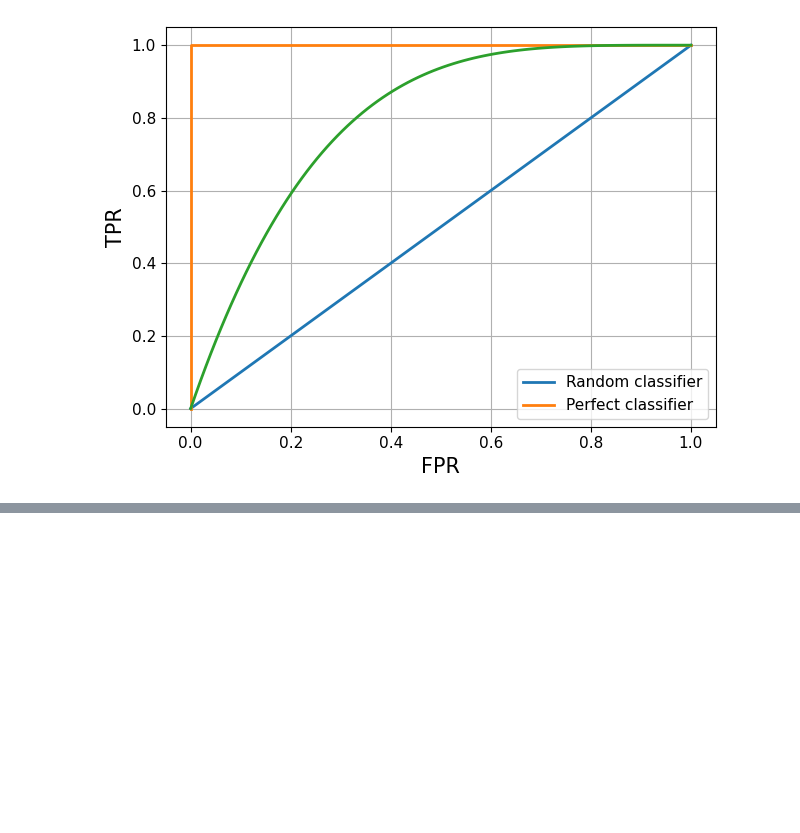
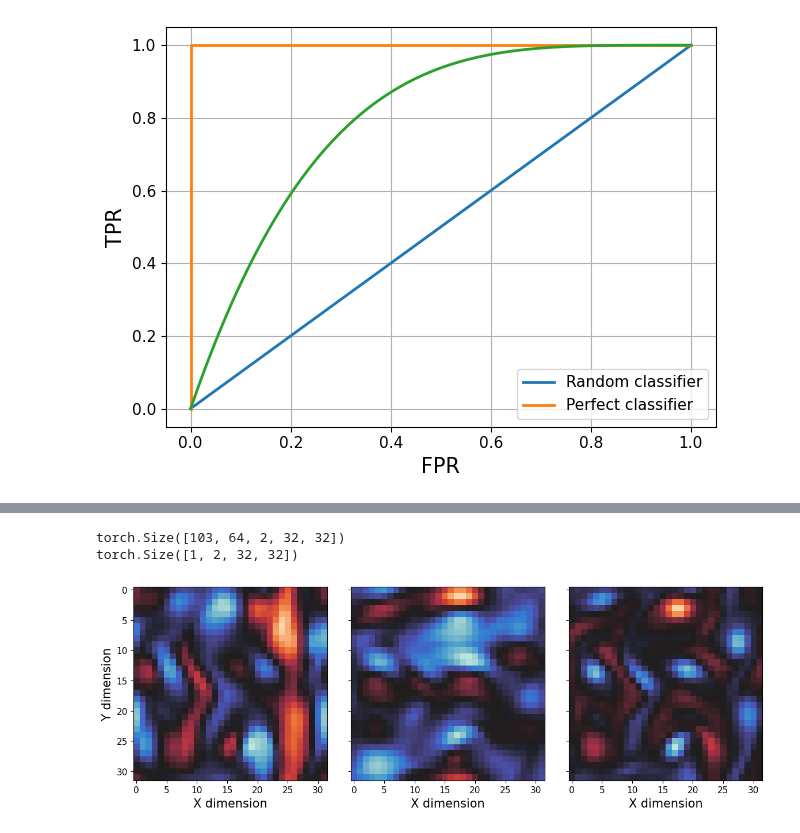
Before and after one commit to gerome-andry/dasbi, a Jupyter notebook: results.ipynb, the cells around one changed output, grey strips where cells are left out. Cells and saved outputs as stored; diff of their text form; code cells hidden in the pictures; blank space fills up the shorter version.

```diff
--- a/results.ipynb
+++ b/results.ipynb
@@ -124,0 +168,34 @@ plt.show()
+# %%
+from KOLMO_LIN import vorticity, load_data
+import seaborn as sns
+
+color = sns.color_palette("icefire", as_cmap=True)
+path_test = '../test.h5'
+data = load_data(path_test)
+print(data.shape)
+data = data[0,torch.randint(64,(1,))]
+print(data.shape)
+
+fig,ax = plt.subplots(1,3, sharey='row', figsize = (12,4))
+
+ax[0].imshow(data[0,0], cmap = color)
+ax[1].imshow(data[0,1], cmap = color)
+ax[2].imshow(vorticity(data[0]), cmap = color)
+
+ax[0].set_ylabel('Y dimension', fontsize = axis_font)
+ax[0].set_xlabel('X dimension', fontsize = axis_font)
+ax[1].set_xlabel('X dimension', fontsize = axis_font)
+ax[2].set_xlabel('X dimension', fontsize = axis_font)
+
+ax[0].tick_params('both', labelsize = legend_font)
+ax[1].tick_params('both', labelsize = legend_font)
+ax[2].tick_params('both', labelsize = legend_font)
+
+plt.tight_layout()
+plt.savefig(impth+'KOLMO.pdf')
+
+plt.show()
+# %% [output]
+torch.Size([103, 64, 2, 32, 32])
+torch.Size([1, 2, 32, 32])
+[figure, added]
```
Also changed, not shown: parts of 6 cells of this notebook, 4 other files.
